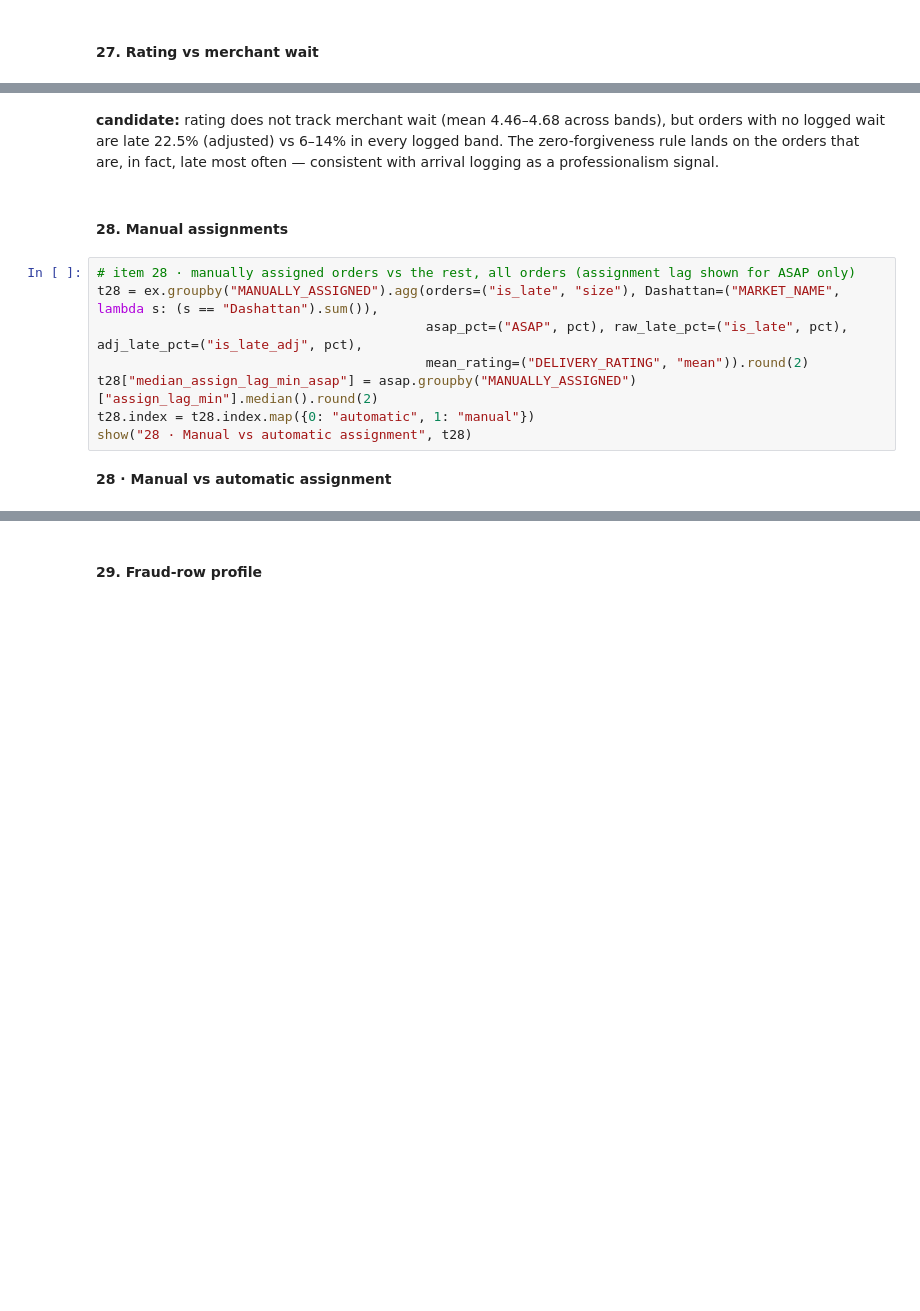
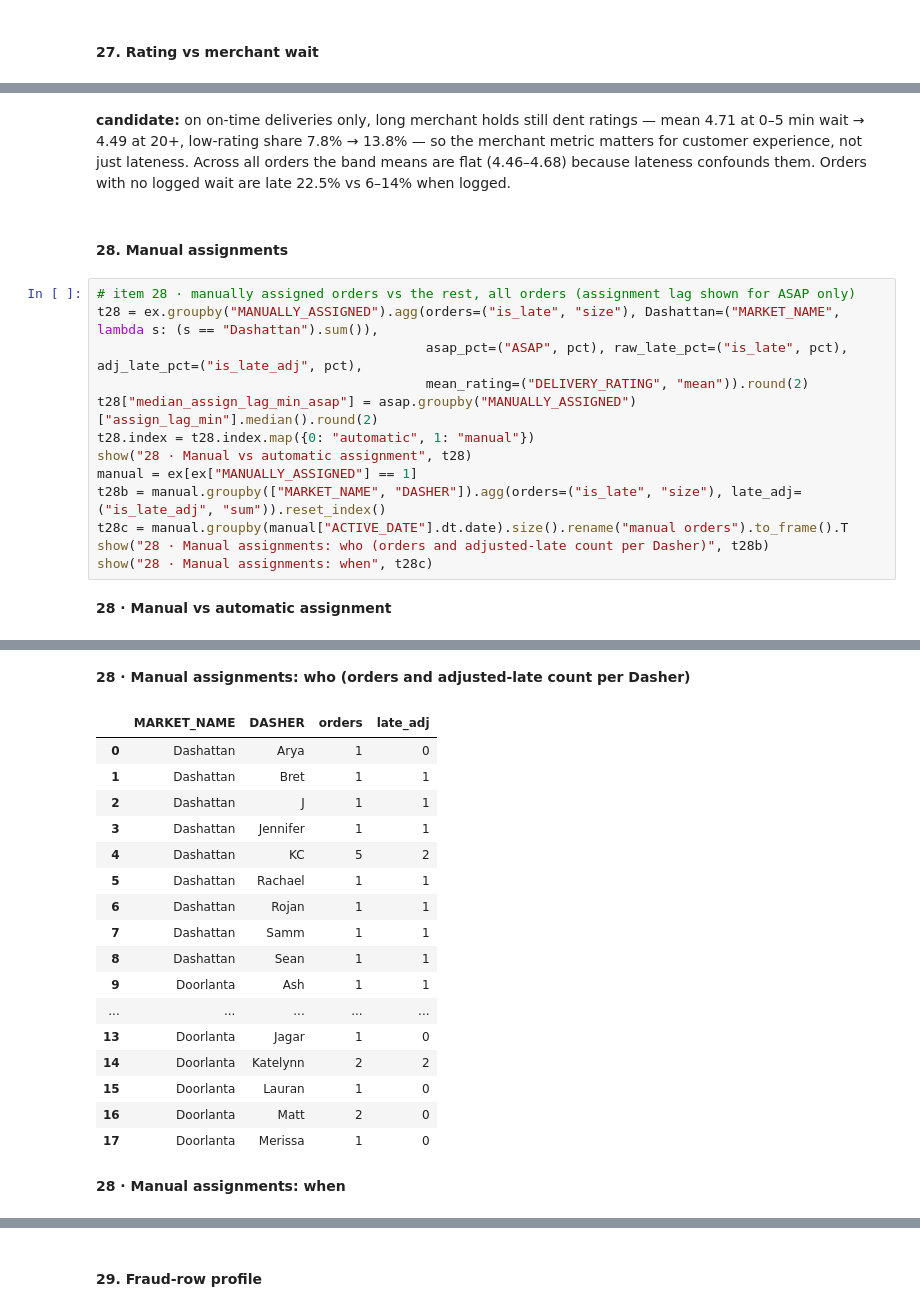
Before and after one commit to navya2392/widget-dasher-review, a Jupyter notebook: analysis.ipynb, the cells around one changed output, grey strips where cells are left out. Cells and saved outputs as stored; diff of their text form; blank space fills up the shorter version.

```diff
--- a/analysis.ipynb
+++ b/analysis.ipynb
@@ -2099,18 +2117,42 @@ show("27 · Rating by merchant-wait band (minutes)", t27.loc[["0–5", "5–10",
 # %% [markdown]
-**candidate:** rating does not track merchant wait (mean 4.46–4.68 across bands), but orders with no logged wait are late 22.5% (adjusted) vs 6–14% in every logged band. The zero-forgiveness rule lands on the orders that are, in fact, late most often — consistent with arrival logging as a professionalism signal.
+**candidate:** on on-time deliveries only, long merchant holds still dent ratings — mean 4.71 at 0–5 min wait → 4.49 at 20+, low-rating share 7.8% → 13.8% — so the merchant metric matters for customer experience, not just lateness. Across all orders the band means are flat (4.46–4.68) because lateness confounds them. Orders with no logged wait are late 22.5% vs 6–14% when logged.
 # %% [markdown]
 #### 28. Manual assignments
 # %%
 # item 28 · manually assigned orders vs the rest, all orders (assignment lag shown for ASAP only)
 t28 = ex.groupby("MANUALLY_ASSIGNED").agg(orders=("is_late", "size"), Dashattan=("MARKET_NAME", lambda s: (s == "Dashattan").sum()),
                                           asap_pct=("ASAP", pct), raw_late_pct=("is_late", pct), adj_late_pct=("is_late_adj", pct),
                                           mean_rating=("DELIVERY_RATING", "mean")).round(2)
 t28["median_assign_lag_min_asap"] = asap.groupby("MANUALLY_ASSIGNED")["assign_lag_min"].median().round(2)
 t28.index = t28.index.map({0: "automatic", 1: "manual"})
 show("28 · Manual vs automatic assignment", t28)
+manual = ex[ex["MANUALLY_ASSIGNED"] == 1]
+t28b = manual.groupby(["MARKET_NAME", "DASHER"]).agg(orders=("is_late", "size"), late_adj=("is_late_adj", "sum")).reset_index()
+t28c = manual.groupby(manual["ACTIVE_DATE"].dt.date).size().rename("manual orders").to_frame().T
+show("28 · Manual assignments: who (orders and adjusted-late count per Dasher)", t28b)
+show("28 · Manual assignments: when", t28c)
 # %% [output]
 **28 · Manual vs automatic assignment**
 |  | orders | Dashattan | asap_pct | raw_late_pct | adj_late_pct | mean_rating | median_assign_lag_min_asap |
 | MANUALLY_ASSIGNED |  |  |  |  |  |  |  |
 | automatic | 1175 | 587 | 94.0 | 16.8 | 12.6 | 4.57 | 3.93 |
 | manual | 25 | 13 | 84.0 | 52.0 | 52.0 | 3.82 | 9.75 |
+**28 · Manual assignments: who (orders and adjusted-late count per Dasher)**
+|  | MARKET_NAME | DASHER | orders | late_adj |
+| 0 | Dashattan | Arya | 1 | 0 |
+| 1 | Dashattan | Bret | 1 | 1 |
+| 2 | Dashattan | J | 1 | 1 |
+| 3 | Dashattan | Jennifer | 1 | 1 |
+| 4 | Dashattan | KC | 5 | 2 |
+| 5 | Dashattan | Rachael | 1 | 1 |
+| 6 | Dashattan | Rojan | 1 | 1 |
+| 7 | Dashattan | Samm | 1 | 1 |
+| 8 | Dashattan | Sean | 1 | 1 |
+| 9 | Doorlanta | Ash | 1 | 1 |
+| ... | ... | ... | ... | ... |
+| 13 | Doorlanta | Jagar | 1 | 0 |
+| 14 | Doorlanta | Katelynn | 2 | 2 |
+| 15 | Doorlanta | Lauran | 1 | 0 |
+| 16 | Doorlanta | Matt | 2 | 0 |
+| 17 | Doorlanta | Merissa | 1 | 0 |
+**28 · Manual assignments: when**
```
Also changed, not shown: parts of 22 cells of this notebook.
